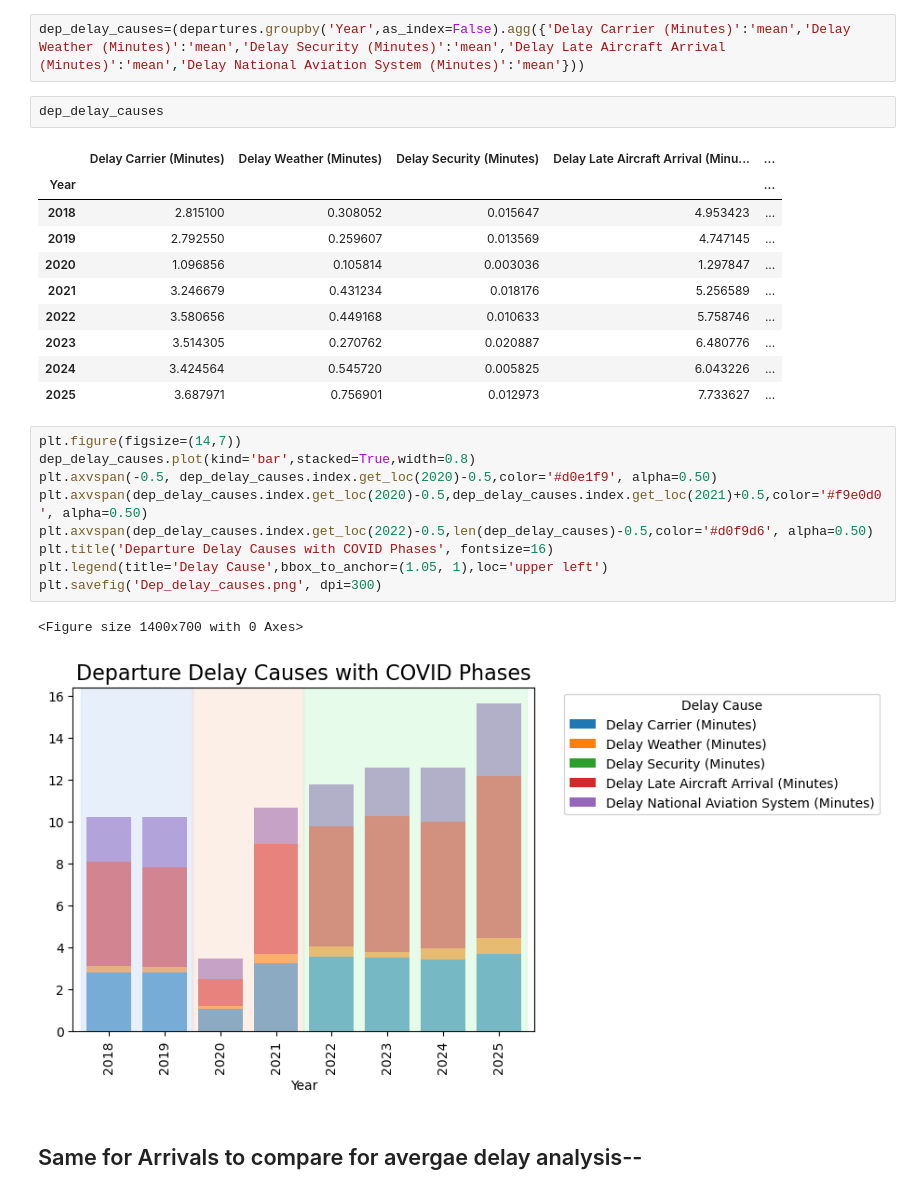
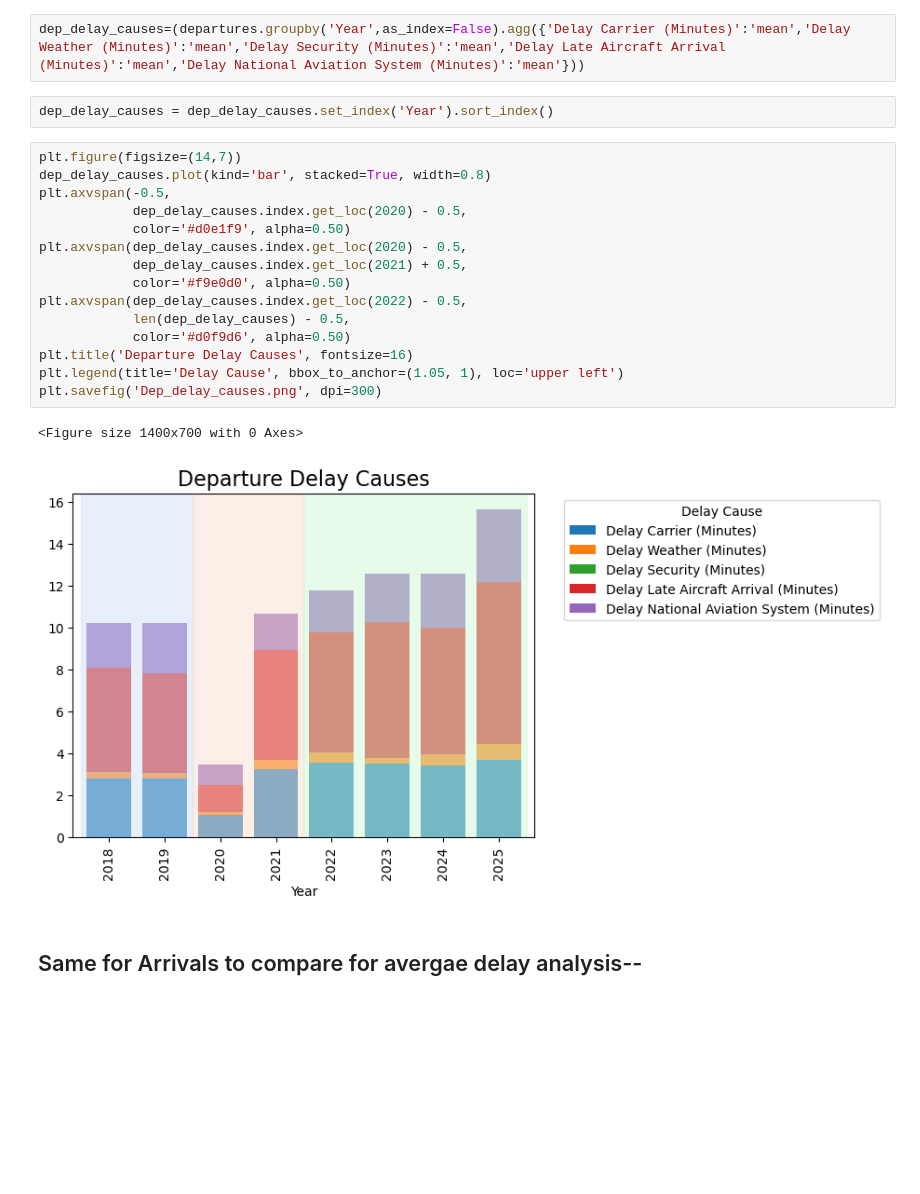
Before and after one commit to shrutivir/BNA-flight-delay-covid_impact, a Jupyter notebook: Notebook/BNA_Airport_Delay.ipynb, the cells around one changed output. Saved outputs shown, nothing was run; the diff lists cells and outputs as text; blank space fills up the shorter version.

```diff
--- a/Notebook/BNA_Airport_Delay.ipynb
+++ b/Notebook/BNA_Airport_Delay.ipynb
@@ -313,30 +313,25 @@ departures.head(2)
 # %%
 dep_delay_causes=(departures.groupby('Year',as_index=False).agg({'Delay Carrier (Minutes)':'mean','Delay Weather (Minutes)':'mean','Delay Security (Minutes)':'mean','Delay Late Aircraft Arrival (Minutes)':'mean','Delay National Aviation System (Minutes)':'mean'}))
 # %%
-dep_delay_causes
+dep_delay_causes = dep_delay_causes.set_index('Year').sort_index()
-# %% [output]
-|  | Delay Carrier (Minutes) | Delay Weather (Minutes) | Delay Security (Minutes) | Delay Late Aircraft Arrival (Minu... | ... |
-| Year |  |  |  |  | ... |
-| 2018 | 2.815100 | 0.308052 | 0.015647 | 4.953423 | ... |
-| 2019 | 2.792550 | 0.259607 | 0.013569 | 4.747145 | ... |
-| 2020 | 1.096856 | 0.105814 | 0.003036 | 1.297847 | ... |
-| 2021 | 3.246679 | 0.431234 | 0.018176 | 5.256589 | ... |
-| 2022 | 3.580656 | 0.449168 | 0.010633 | 5.758746 | ... |
-| 2023 | 3.514305 | 0.270762 | 0.020887 | 6.480776 | ... |
-| 2024 | 3.424564 | 0.545720 | 0.005825 | 6.043226 | ... |
-| 2025 | 3.687971 | 0.756901 | 0.012973 | 7.733627 | ... |
 # %%
 plt.figure(figsize=(14,7))
-dep_delay_causes.plot(kind='bar',stacked=True,width=0.8)
-plt.axvspan(-0.5, dep_delay_causes.index.get_loc(2020)-0.5,color='#d0e1f9', alpha=0.50)
-plt.axvspan(dep_delay_causes.index.get_loc(2020)-0.5,dep_delay_causes.index.get_loc(2021)+0.5,color='#f9e0d0', alpha=0.50)
-plt.axvspan(dep_delay_causes.index.get_loc(2022)-0.5,len(dep_delay_causes)-0.5,color='#d0f9d6', alpha=0.50)
-plt.title('Departure Delay Causes with COVID Phases', fontsize=16)
-plt.legend(title='Delay Cause',bbox_to_anchor=(1.05, 1),loc='upper left')
+dep_delay_causes.plot(kind='bar', stacked=True, width=0.8)
+plt.axvspan(-0.5,
+            dep_delay_causes.index.get_loc(2020) - 0.5,
+            color='#d0e1f9', alpha=0.50)
+plt.axvspan(dep_delay_causes.index.get_loc(2020) - 0.5,
+            dep_delay_causes.index.get_loc(2021) + 0.5,
+            color='#f9e0d0', alpha=0.50)
+plt.axvspan(dep_delay_causes.index.get_loc(2022) - 0.5,
+            len(dep_delay_causes) - 0.5,
+            color='#d0f9d6', alpha=0.50)
+plt.title('Departure Delay Causes', fontsize=16)
+plt.legend(title='Delay Cause', bbox_to_anchor=(1.05, 1), loc='upper left')
 plt.savefig('Dep_delay_causes.png', dpi=300)
 # %% [output]
 <Figure size 1400x700 with 0 Axes>
-[figure, old version]
+[figure, new version]
 # %% [markdown]
 ## Same for Arrivals to compare for avergae delay analysis--
 # %%
```
Also changed, not shown: parts of 14 cells of this notebook, 5 other files.
